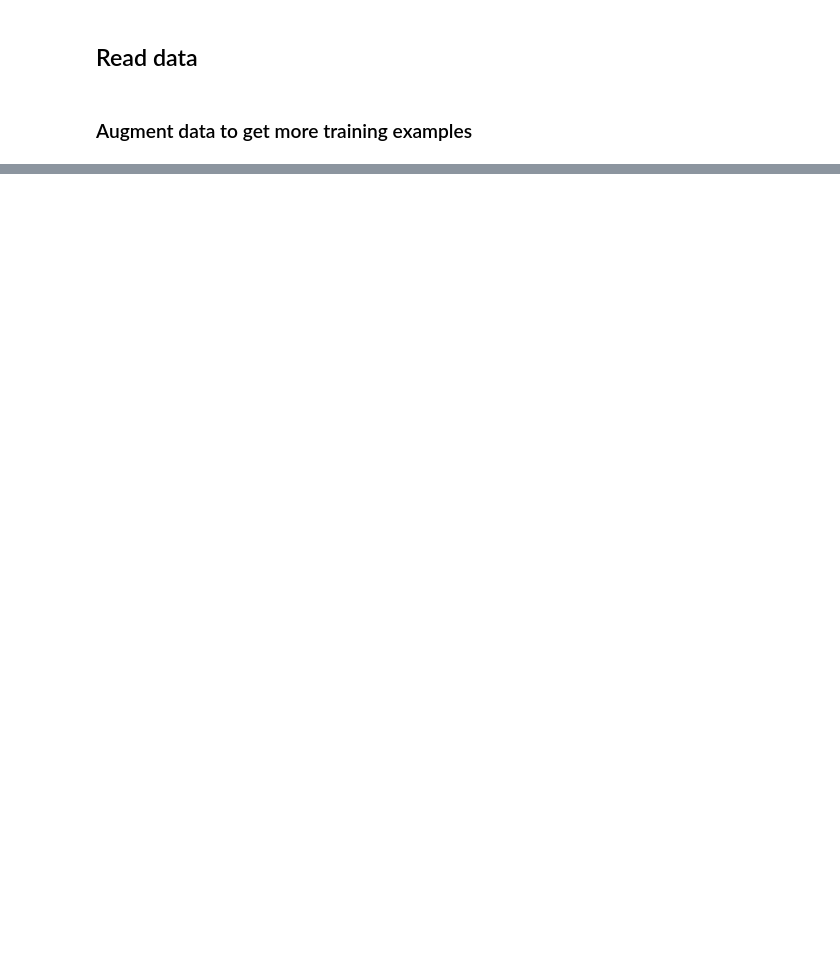
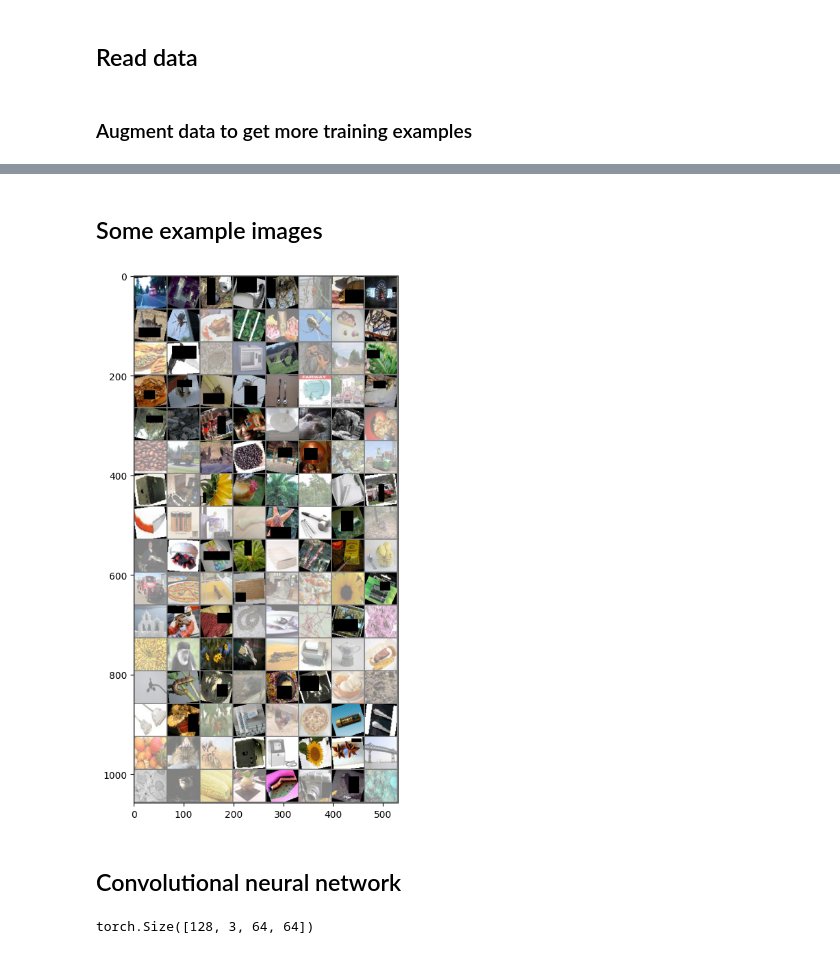
Before and after one commit to patrick-bedkowski/Neural-Networks-Projects, a Jupyter notebook: MINI PROJEKT 2/exercise.ipynb, the cells around one changed output, grey strips where cells are left out. Drawn from its saved outputs; the diff is of its cells as text; code cells hidden in the pictures; blank space fills up the shorter version.

Commit message:
Add network

```diff
--- a/MINI PROJEKT 2/exercise.ipynb
+++ b/MINI PROJEKT 2/exercise.ipynb
@@ -65,9 +77,9 @@ transform_aug = transforms.Compose(
     [transforms.RandomRotation(25),
      transforms.RandomHorizontalFlip(0.5),
      transforms.RandomVerticalFlip(0.5),
+     transforms.ToTensor(),
      transforms.RandomErasing(0.5),
-     transforms.Normalize((0.5, 0.5, 0.5), (0.5, 0.5, 0.5)),
-     transforms.ToTensor()]
+     transforms.Normalize((0.5, 0.5, 0.5), (0.5, 0.5, 0.5))]
 )
 
 dataset_aug = torchvision.datasets.ImageFolder("data/train/", transform=transform_aug)
@@ -74,0 +89,14 @@ dataset = torch.utils.data.ConcatDataset([dataset_no_aug, dataset_aug])
+# %%
+VALIDATION_SET_RATIO = 0.15
+dataset_indices = list(range(len(dataset)))
+np.random.shuffle(dataset_indices)
+valid_split_index = int(np.floor(VALIDATION_SET_RATIO * len(dataset)))
+
+train_idx, val_idx = dataset_indices[valid_split_index:], dataset_indices[:valid_split_index]
+
+train_sampler = SubsetRandomSampler(train_idx)
+valid_sampler = SubsetRandomSampler(val_idx)
+# %%
+BATCH_SIZE = 128
+train_loader = torch.utils.data.DataLoader(dataset, batch_size=BATCH_SIZE, shuffle=False, sampler=train_sampler)
+valid_loader = torch.utils.data.DataLoader(dataset, batch_size=BATCH_SIZE, shuffle=False, sampler=valid_sampler)
@@ -74,0 +126,23 @@ dataset = torch.utils.data.ConcatDataset([dataset_no_aug, dataset_aug])
+# %% [markdown]
+## Some example images
+# %%
+plt.figure(figsize = (5, 10))
+
+
+def imshow(img):
+    img = img / 2 + 0.5
+    npimg = img.numpy()
+    plt.imshow(np.transpose(npimg, (1, 2, 0)))
+    plt.show()
+
+images, labels = next(iter(train_loader))
+
+imshow(torchvision.utils.make_grid(images))
+# %% [output]
+[figure, added]
+# %% [markdown]
+## Convolutional neural network
+# %%
+next(iter(train_loader))[0].shape
+# %% [output]
+torch.Size([128, 3, 64, 64])
```
Also changed, not shown: parts of 10 cells of this notebook.
